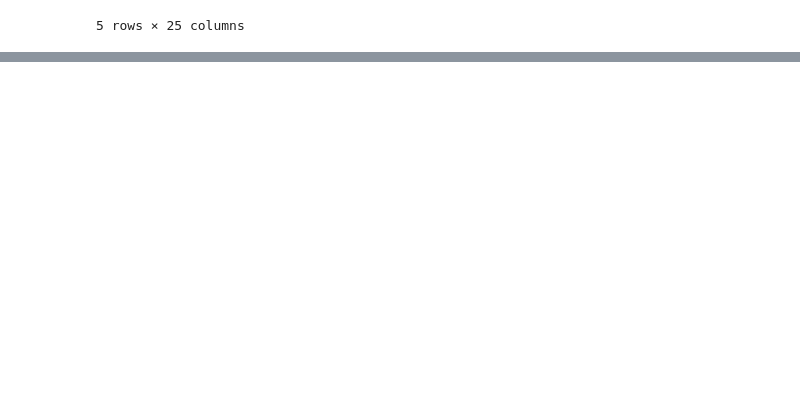
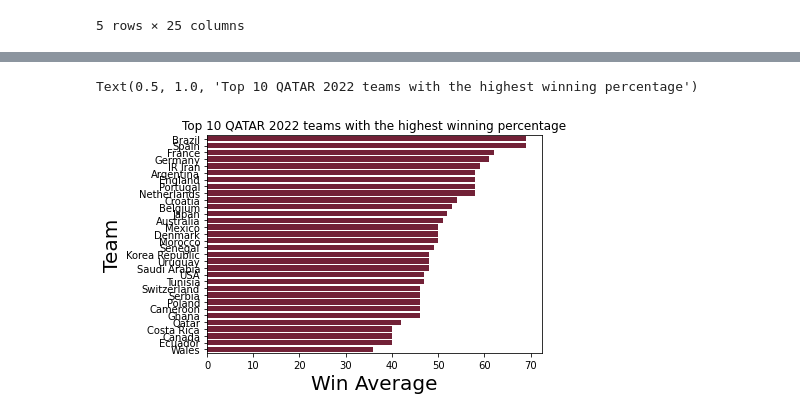
Before and after one commit to ahmaddroobi99/WordCup2022_WinnerPrediction_ML, a Jupyter notebook: Jupter notebooks/QatarWordCup_EDA_V2.ipynb, the cells around one changed output, grey strips where cells are left out. Drawn from its saved outputs; the diff is of its cells as text; code cells hidden in the pictures; blank space fills up the shorter version.

```diff
--- a/Jupter notebooks/QatarWordCup_EDA_V2.ipynb
+++ b/Jupter notebooks/QatarWordCup_EDA_V2.ipynb
@@ -23,0 +335,4 @@ df.tail()
+# %%
+# Teams are not available in FIFA game itself, so they are not less than average performing teams, so giving a
+# average score of 50 for all.
+df.fillna(50,inplace=True)
@@ -23,0 +341,3 @@ df.tail()
+# %%
+list_2022 = ['Qatar', 'Germany', 'Denmark', 'Brazil', 'France', 'Belgium', 'Croatia', 'Spain', 'Serbia', 'England', 'Switzerland', 'Netherlands', 'Argentina', 'IR Iran', 'Korea Republic', 'Japan', 'Saudi Arabia', 'Ecuador', 'Uruguay', 'Canada', 'Ghana', 'Senegal', 'Portugal', 'Poland', 'Tunisia', 'Morocco', 'Cameroon', 'USA', 'Mexico', 'Wales', 'Australia', 'Costa Rica']
+final_df = df[(df["home_team"].apply(lambda x: x in list_2022)) | (df["away_team"].apply(lambda x: x in list_2022))]
@@ -23,0 +346,11 @@ df.tail()
+# %%
+rank = final_df[['date','home_team','away_team','home_team_fifa_rank', 'away_team_fifa_rank']]
+home = rank[['date','home_team','home_team_fifa_rank']].rename(columns={"home_team":"team","home_team_fifa_rank":"rank"})
+away = rank[['date','away_team','away_team_fifa_rank']].rename(columns={"away_team":"team","away_team_fifa_rank":"rank"})
+rank = pd.concat([home,away])
+
+# Select each country latest match
+rank = rank.sort_values(['team','date'],ascending=[True,False])
+rank_top10 = rank.groupby('team').first().sort_values('rank',ascending=True).reset_index()
+rank_top10 = rank_top10[(rank_top10["team"].apply(lambda x: x in list_2022))][0:33]
+rank_top10
@@ -23,0 +375,6 @@ df.tail()
+# %%
+rank_top10['Home_win_Per'] = np.vectorize(home_percentage)(rank_top10['team'])
+rank_top10['Away_win_Per'] = np.vectorize(away_percentage)(rank_top10['team'])
+rank_top10['Average_win_Per'] = round((rank_top10['Home_win_Per'] + rank_top10['Away_win_Per'])/2)
+rank_top10_Win = rank_top10.sort_values('Average_win_Per',ascending=False)
+rank_top10_Win
@@ -23,0 +399,9 @@ df.tail()
+# %%
+sns.barplot(data=rank_top10_Win,x='Average_win_Per',y='team',color="#7F1431")
+plt.xticks()
+plt.xlabel('Win Average', size = 20)
+plt.ylabel('Team', size = 20)
+plt.title('Top 10 QATAR 2022 teams with the highest winning percentage')
+# %% [output]
+Text(0.5, 1.0, 'Top 10 QATAR 2022 teams with the highest winning percentage')
+[figure, added]
```
Also changed, not shown: parts of 51 cells of this notebook.
